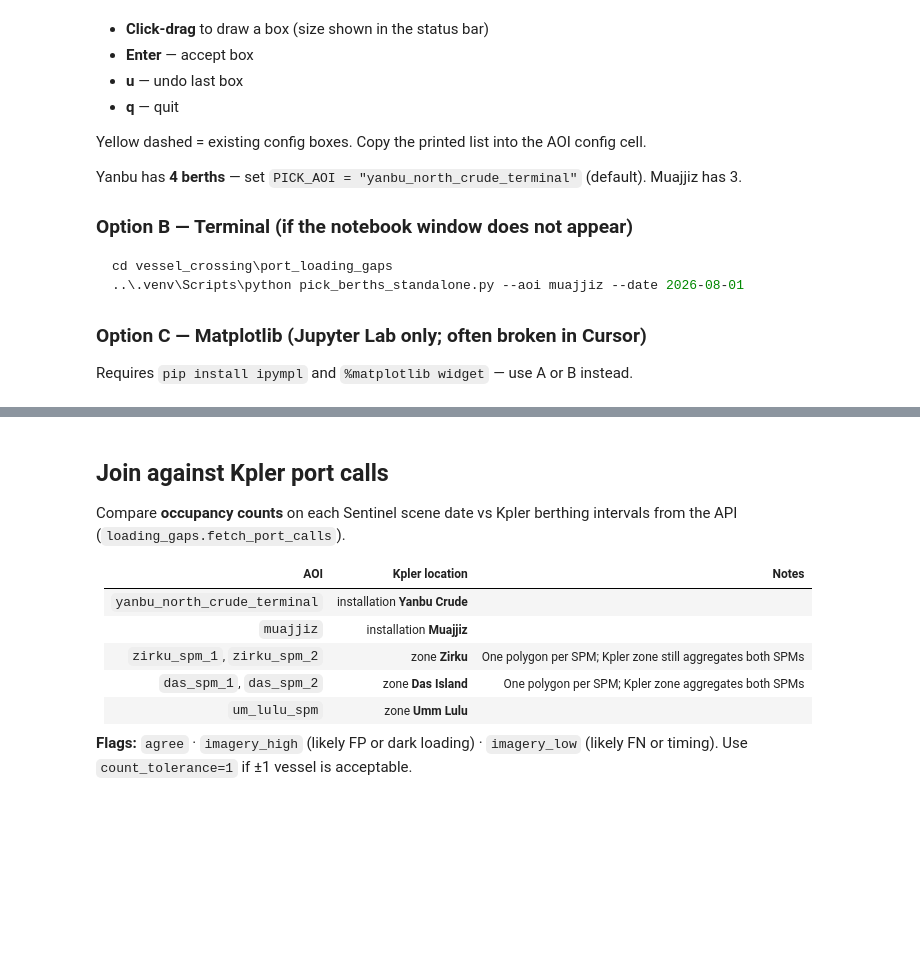
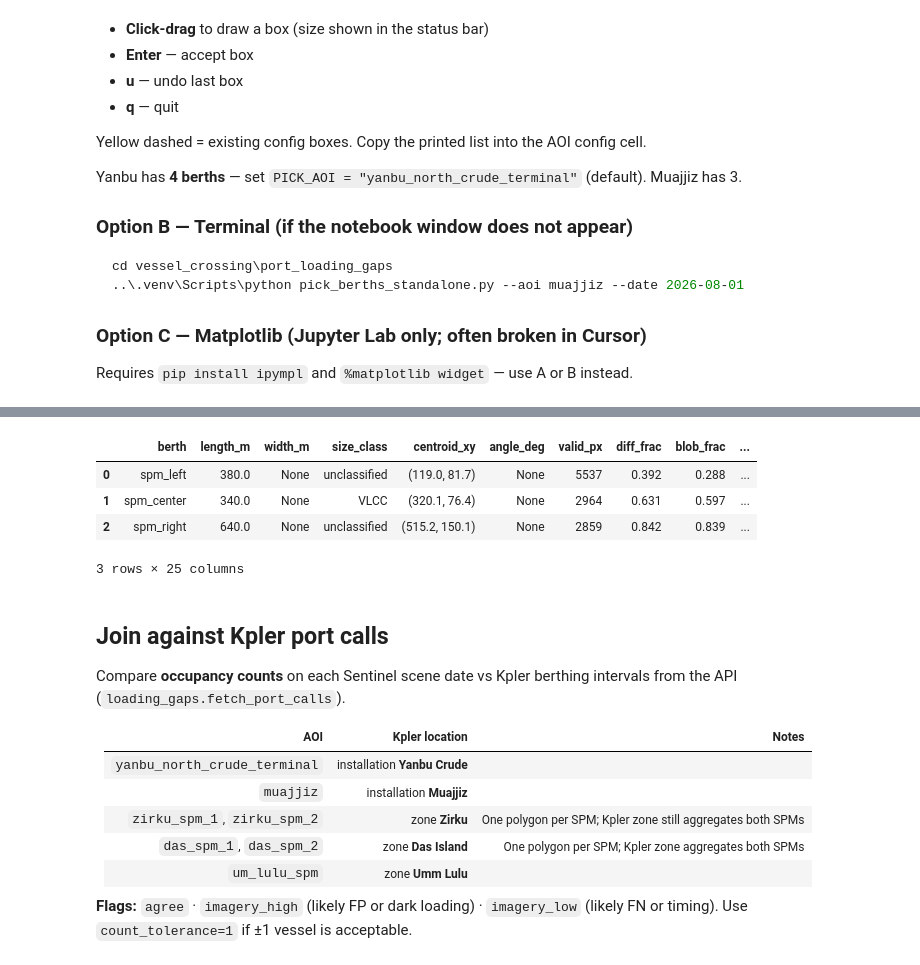
Before and after one commit to lcgr-jg/vessel_crossing, a Jupyter notebook: port_loading_gaps/copernicus_vessel_detection.ipynb, the cells around one changed output, grey strips where cells are left out. Drawn from its saved outputs; the diff is of its cells as text; code cells hidden in the pictures; blank space fills up the shorter version.

```diff
--- a/port_loading_gaps/copernicus_vessel_detection.ipynb
+++ b/port_loading_gaps/copernicus_vessel_detection.ipynb
@@ -1138,3 +1308,11 @@ IndexError: list index out of range
+# %%
+display(diagnose_berth_slots(scene, background, AOI_CONFIG[AOI]["berth_slots_px"], resolutions[AOI], params, ndwi=ndwi))
+# %% [output]
+|  | berth | length_m | width_m | size_class | centroid_xy | angle_deg | valid_px | diff_frac | blob_frac | ... |
+| 0 | spm_left | 380.0 | None | unclassified | (119.0, 81.7) | None | 5537 | 0.392 | 0.288 | ... |
+| 1 | spm_center | 340.0 | None | VLCC | (320.1, 76.4) | None | 2964 | 0.631 | 0.597 | ... |
+| 2 | spm_right | 640.0 | None | unclassified | (515.2, 150.1) | None | 2859 | 0.842 | 0.839 | ... |
+3 rows × 25 columns
 # %% [markdown]
 ## Join against Kpler port calls
 
```
Also changed, not shown: parts of 11 cells of this notebook, 12 other files.
